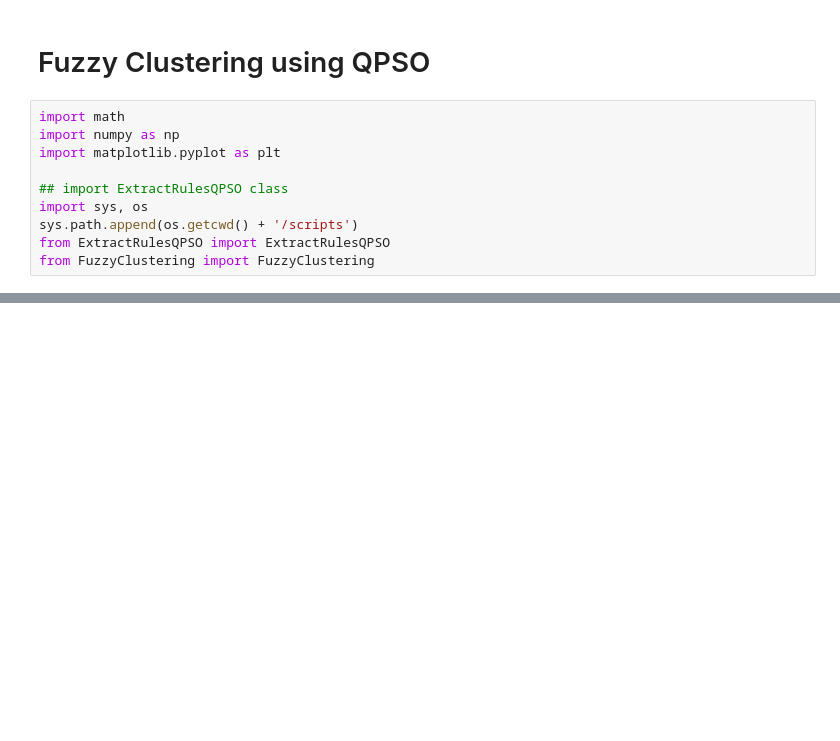
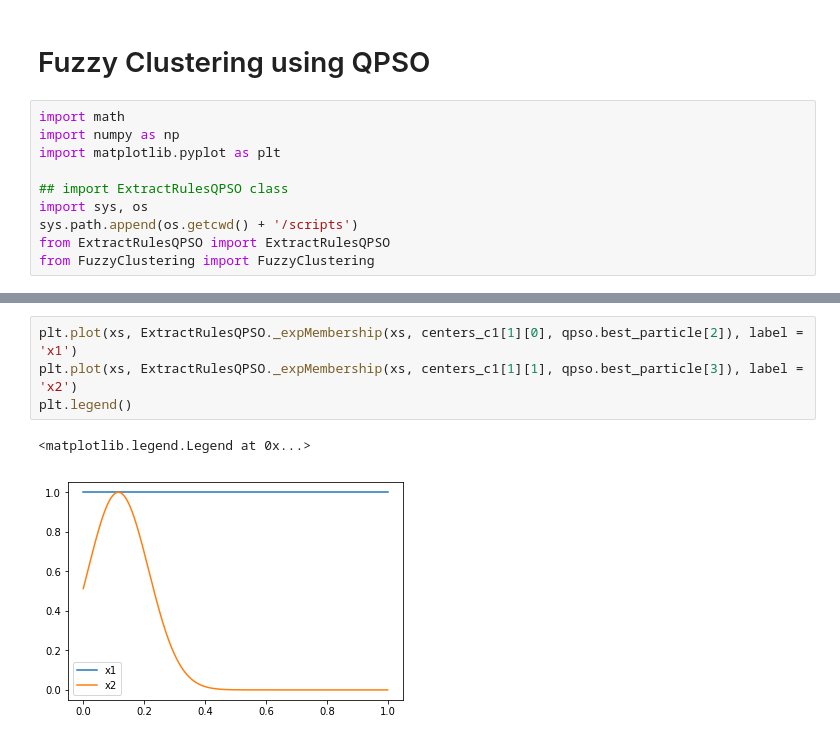
Before and after one commit to Donkeybobo/fuzzyclustering, a Jupyter notebook: analysis.ipynb, the cells around one changed output, grey strips where cells are left out. Cells and saved outputs as stored; diff of their text form; blank space fills up the shorter version.

```diff
--- a/analysis.ipynb
+++ b/analysis.ipynb
@@ -42,0 +109,7 @@ a = 2
+# %%
+plt.plot(xs, ExtractRulesQPSO._expMembership(xs, centers_c1[1][0], qpso.best_particle[2]), label = 'x1')
+plt.plot(xs, ExtractRulesQPSO._expMembership(xs, centers_c1[1][1], qpso.best_particle[3]), label = 'x2')
+plt.legend()
+# %% [output]
+<matplotlib.legend.Legend at 0x...>
+[figure, added]
```
Also changed, not shown: parts of 26 cells of this notebook, 2 other files.
